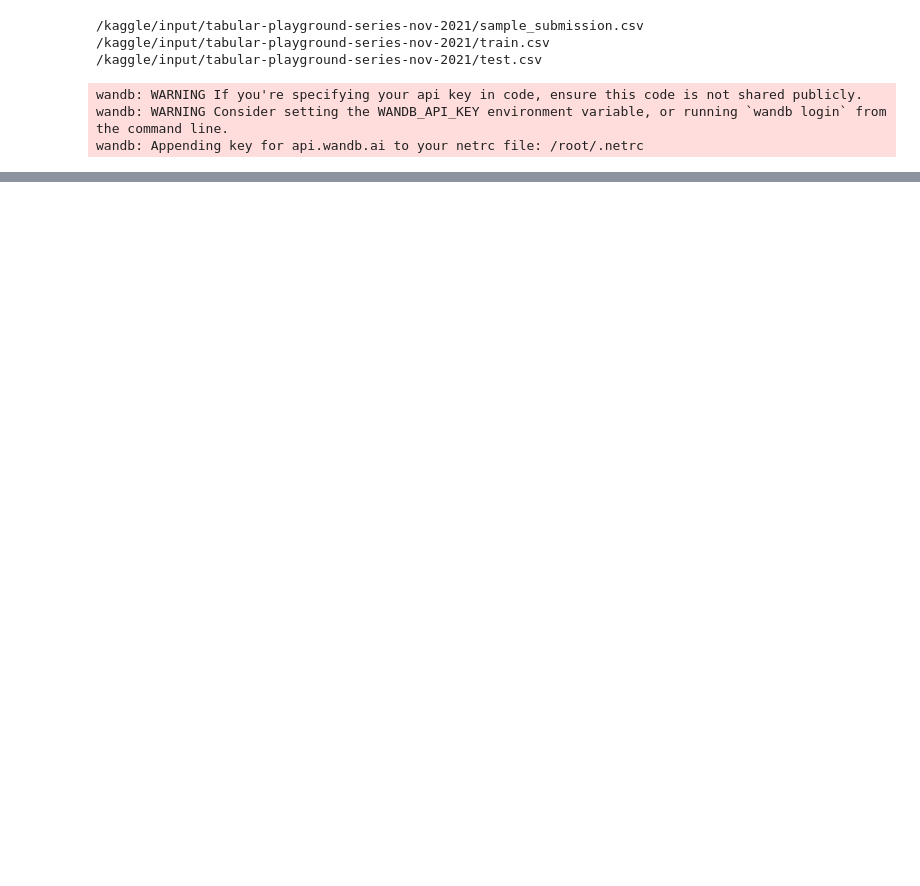
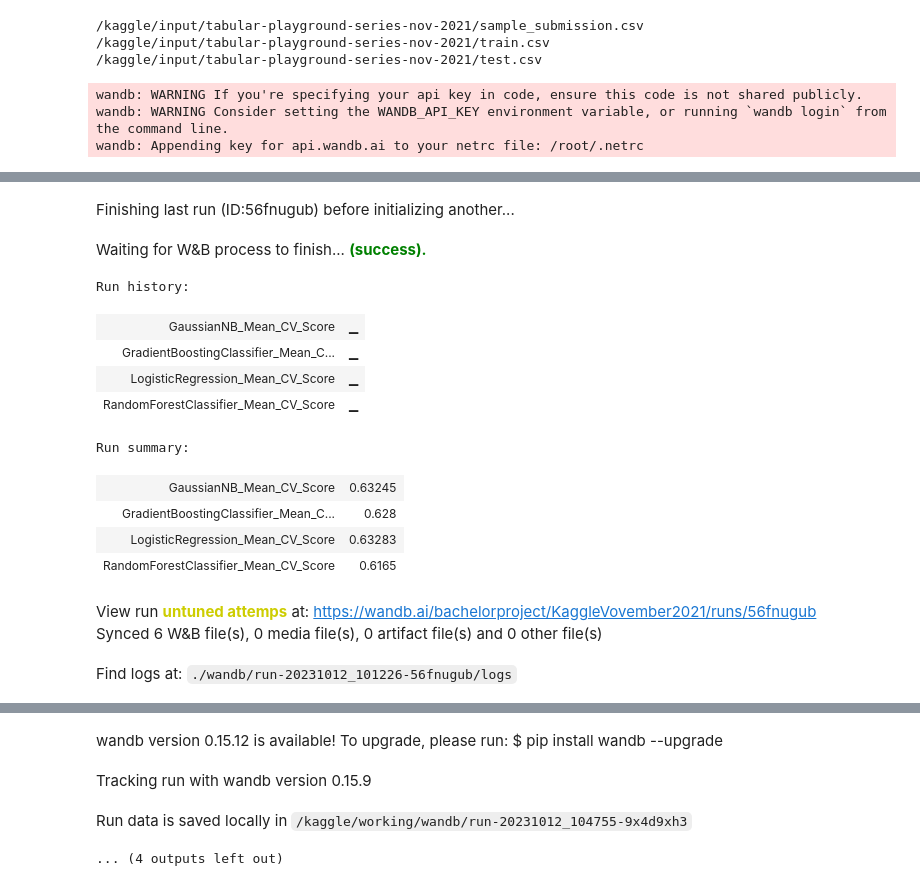
Before and after one commit to AlexisN2002/BProject, a Jupyter notebook: november2021.ipynb, the cells around one changed output, grey strips where cells are left out. Saved outputs shown, nothing was run; the diff lists cells and outputs as text; code cells hidden in the pictures; blank space fills up the shorter version.

Commit message:
Kaggle Notebook | November2021 | Version 3

```diff
--- a/november2021.ipynb
+++ b/november2021.ipynb
@@ -140,9 +227,14 @@ from sklearn.model_selection import cross_val_score
 from sklearn.naive_bayes import GaussianNB
 from sklearn.linear_model import LogisticRegression
 from sklearn import tree
+from sklearn.tree import DecisionTreeClassifier
 from sklearn.neighbors import KNeighborsClassifier
 from sklearn.ensemble import RandomForestClassifier
+from sklearn.ensemble import GradientBoostingClassifier
 from sklearn.svm import SVC
+from xgboost import XGBClassifier
+
+wandb.init(project='KaggleVovember2021', name='untuned attemps')
 
 def run_cross_validation(models, X_train, y_train, cv=5):
     results = []
@@ -154,35 +246,54 @@ def run_cross_validation(models, X_train, y_train, cv=5):
             class_counts = y_train.value_counts()
             class_weight = class_counts[0] / class_counts[1]
             model = model(scale_pos_weight=class_weight, random_state=1)
 
         cv_scores = cross_val_score(model, X_train, y_train, cv=cv)
 
         # Log the results to WandB
         wandb.log({f'{model_name}_CV_Scores': cv_scores.tolist(), f'{model_name}_Mean_CV_Score': np.mean(cv_scores)})
 
         if model_name == 'XGBClassifier':
             wandb.log({'scale_pos_weight': class_weight})
 
         results.append({
             'model_name': model_name,
             'cv_scores': cv_scores,
             'mean_cv_score': np.mean(cv_scores),
-            'parameters': {
-                'scale_pos_weight': class_weight if model_name == 'XGBClassifier' else None
-            }
+            #'parameters': {
+                #'scale_pos_weight': class_weight if model_name == 'XGBClassifier' else None
+            #}
         })
 
     return results
 
+xgb = XGBClassifier(random_state =1)
+
 models = [
+    xgb,
     GaussianNB(),
     LogisticRegression(max_iter=2000),
     RandomForestClassifier(random_state=1),
     GradientBoostingClassifier(random_state=1),
-    XGBClassifier(),
     KNeighborsClassifier(),
     DecisionTreeClassifier(random_state=1),
     SVC(probability=True)
 ]
 
-results = run_cross_validation(models, X_train, y_train, cv=5)
+results = run_cross_validation(models, X_subset, y_subset, cv=5)
+print(results)
+# %% [output]
+Finishing last run (ID:56fnugub) before initializing another...
+Waiting for W&B process to finish... (success).
+Run history:
+| GaussianNB_Mean_CV_Score | ▁ |
+| GradientBoostingClassifier_Mean_C... | ▁ |
+| LogisticRegression_Mean_CV_Score | ▁ |
+| RandomForestClassifier_Mean_CV_Score | ▁ |
+Run summary:
+| GaussianNB_Mean_CV_Score | 0.63245 |
+| GradientBoostingClassifier_Mean_C... | 0.628 |
+| LogisticRegression_Mean_CV_Score | 0.63283 |
+| RandomForestClassifier_Mean_CV_Score | 0.6165 |
+View run untuned attemps at: https://wandb.ai/bachelorproject/KaggleVovember2021/runs/56fnugub
+Synced 6 W&B file(s), 0 media file(s), 0 artifact file(s) and 0 other file(s)
+Find logs at: ./wandb/run-20231012_101226-56fnugub/logs
@@ -188,0 +301,4 @@ results = run_cross_validation(models, X_train, y_train, cv=5)
+wandb version 0.15.12 is available! To upgrade, please run: $ pip install wandb --upgrade
+Tracking run with wandb version 0.15.9
+Run data is saved locally in /kaggle/working/wandb/run-20231012_104755-9x4d9xh3
+... (4 outputs left out)
```
Also changed, not shown: parts of 10 cells of this notebook.
